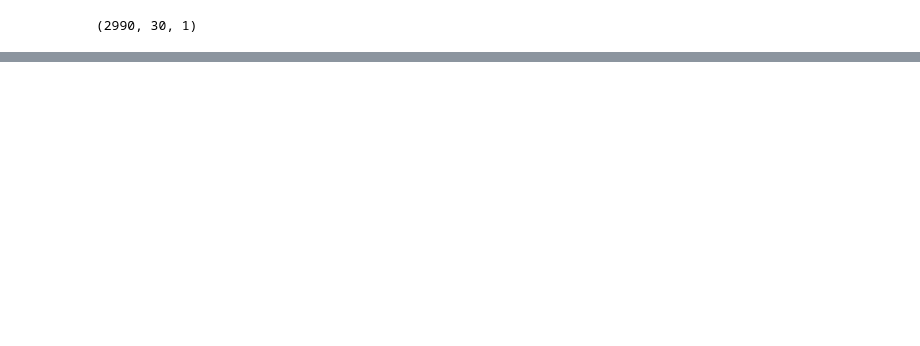
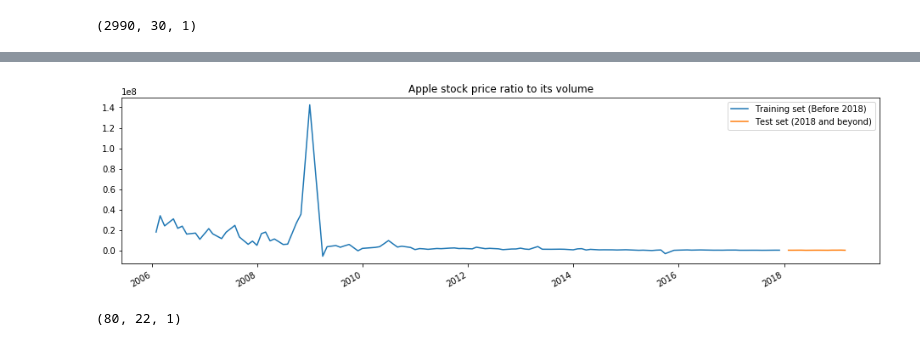
Before and after one commit to stanleyh007/ML_Project5, a Jupyter notebook: ML_Project5/Project_5.ipynb, the cells around one changed output, grey strips where cells are left out. Cells and saved outputs as stored; diff of their text form; code cells hidden in the pictures; blank space fills up the shorter version.

```diff
--- a/ML_Project5/Project_5.ipynb
+++ b/ML_Project5/Project_5.ipynb
@@ -184,0 +170,4 @@ In the graph, it seems like there is a delay in this prediction, which is right
+# %%
+# Inflation adjustment
+data_inflation = pd.read_csv("INFLATION_USA.csv", index_col='Date', parse_dates=['Date'])
+data_inflation.info()
@@ -184,0 +191,3 @@ In the graph, it seems like there is a delay in this prediction, which is right
+# %%
+new_data_apple = data_apple.merge(data_inflation, left_index=True, right_index=True)
+new_data_apple.head(100)
@@ -184,0 +213,4 @@ In the graph, it seems like there is a delay in this prediction, which is right
+# %%
+# Price adjust by inflation
+new_data_apple['RealPrice'] = new_data_apple.high + (new_data_apple.high * new_data_apple.Value)
+new_data_apple.head()
@@ -184,0 +224,4 @@ In the graph, it seems like there is a delay in this prediction, which is right
+# %%
+# Ratio to its volume
+new_data_apple['Ratio'] = new_data_apple.volume / new_data_apple.RealPrice
+new_data_apple.head()
@@ -184,0 +235,13 @@ In the graph, it seems like there is a delay in this prediction, which is right
+# %%
+# Ratio to its volume
+new_data_apple = new_data_apple.round({'Ratio': 2})
+new_reversed_data_apple = new_data_apple.iloc[::-1]
+new_training_set = new_reversed_data_apple['2006':'2017'].iloc[:,8:9].values
+new_test_set = new_reversed_data_apple['2018':].iloc[:,8:9].values
+new_reversed_data_apple["Ratio"]['2006':'2017'].plot(figsize=(16,4),legend=True)
+new_reversed_data_apple["Ratio"]['2018':].plot(figsize=(16,4),legend=True)
+plt.legend(['Training set (Before 2018)','Test set (2018 and beyond)'])
+plt.title('Apple stock price ratio to its volume')
+plt.show()
+# %% [output]
+[figure, added]
@@ -184,0 +260,5 @@ In the graph, it seems like there is a delay in this prediction, which is right
+# %%
+X_new_train = np.reshape(X_new_train, (X_new_train.shape[0],X_new_train.shape[1],1))
+X_new_train.shape
+# %% [output]
+(80, 22, 1)
```
Also changed, not shown: parts of 26 cells of this notebook, 1 other file.
